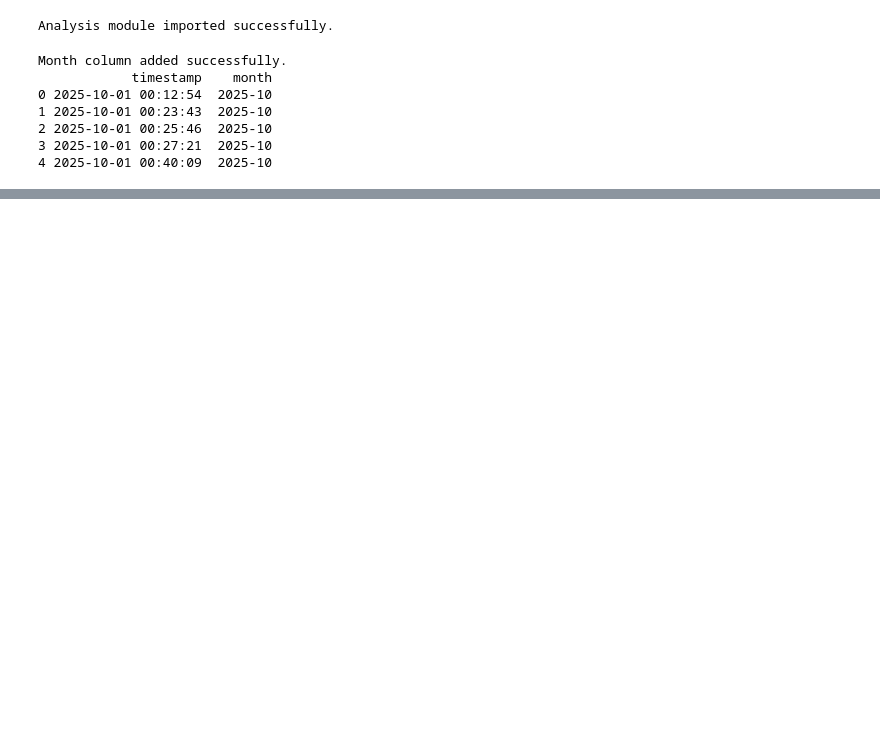
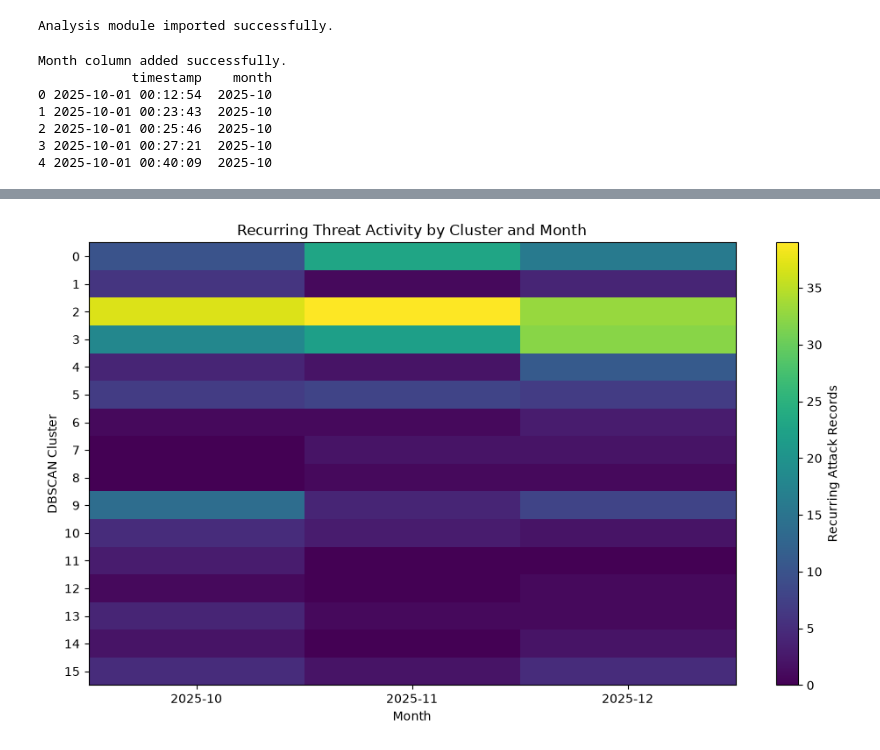
Before and after one commit to NidamanuriBhargav/cybersecurity-ai-threat-detection, a Jupyter notebook: notebooks/01_data_exploration.ipynb, the cells around one changed output, grey strips where cells are left out. Saved outputs shown, nothing was run; the diff lists cells and outputs as text; code cells hidden in the pictures; blank space fills up the shorter version.

```diff
--- a/notebooks/01_data_exploration.ipynb
+++ b/notebooks/01_data_exploration.ipynb
@@ -3381,0 +4148,35 @@ Shape: (10, 20)
+# %%
+heatmap_data = (
+    recurring_analysis
+    .groupby(["cluster", "month"])["attack_count"]
+    .sum()
+    .unstack(fill_value=0)
+)
+
+plt.figure(figsize=(10, 6))
+
+plt.imshow(
+    heatmap_data,
+    aspect="auto"
+)
+
+plt.xticks(
+    range(len(heatmap_data.columns)),
+    heatmap_data.columns
+)
+
+plt.yticks(
+    range(len(heatmap_data.index)),
+    heatmap_data.index
+)
+
+plt.xlabel("Month")
+plt.ylabel("DBSCAN Cluster")
+plt.title("Recurring Threat Activity by Cluster and Month")
+
+plt.colorbar(label="Recurring Attack Records")
+
+plt.tight_layout()
+plt.show()
+# %% [output]
+[figure, added]
```
Also changed, not shown: parts of 43 cells of this notebook, 8 other files.
